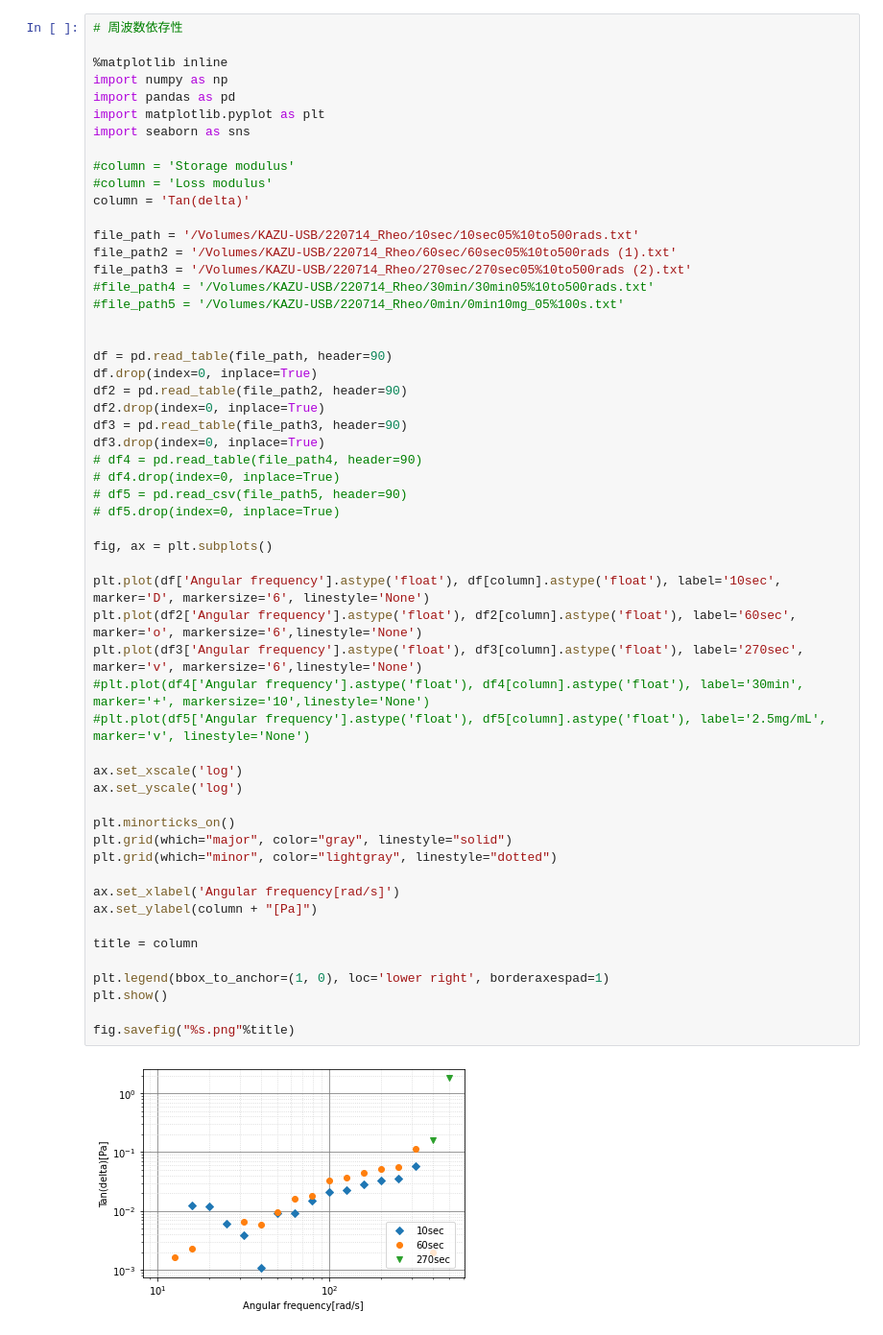
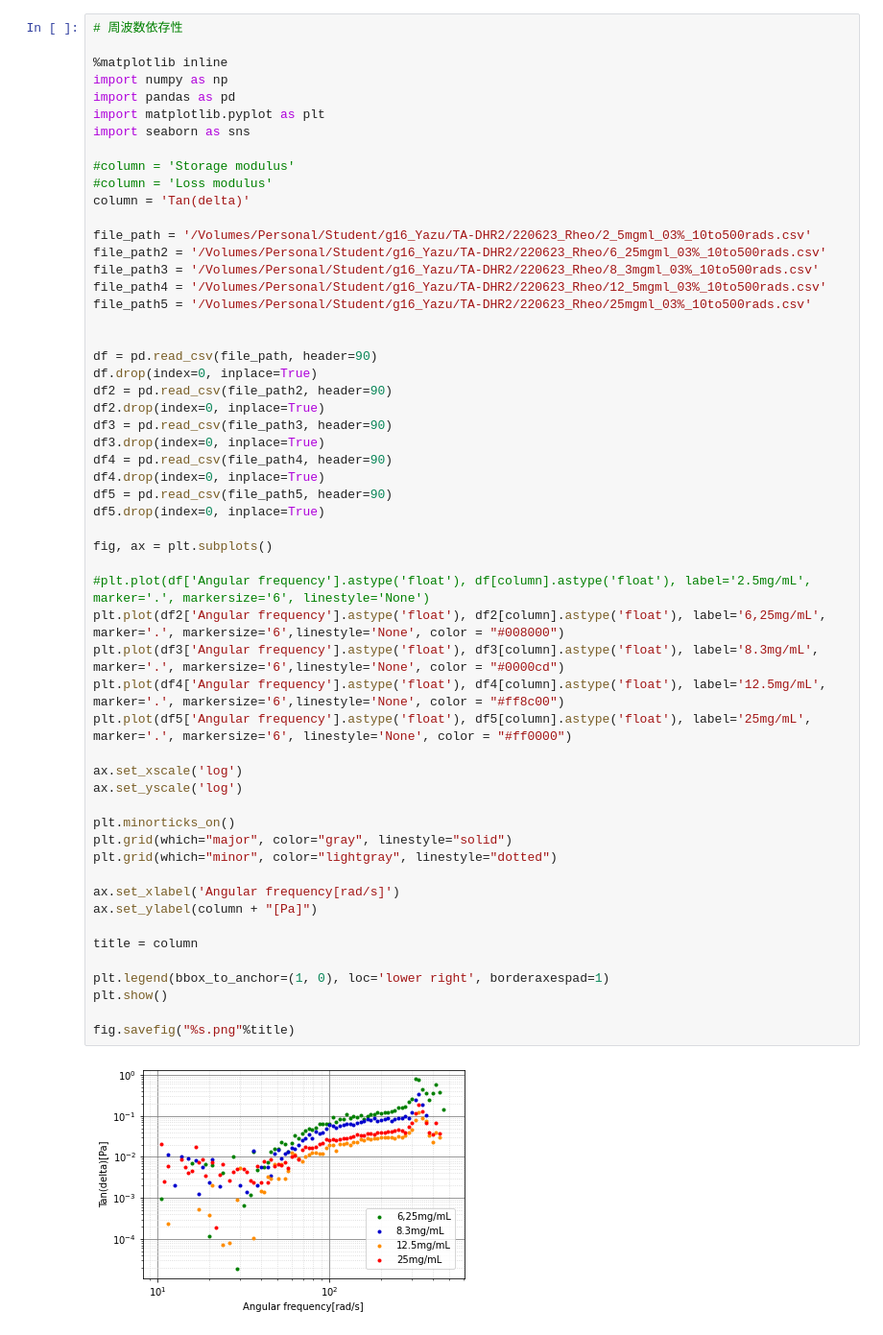
Before and after one commit to komainu99/dynamic-mechanical-analysis, a Jupyter notebook: frequency_dependence_measurement.ipynb, the cells around one changed output. Shown: that part at 96% size. Cells and saved outputs as stored; diff of their text form.

```diff
--- a/frequency_dependence_measurement.ipynb
+++ b/frequency_dependence_measurement.ipynb
@@ -10,48 +10,48 @@ import seaborn as sns
 #column = 'Storage modulus'
 #column = 'Loss modulus'
 column = 'Tan(delta)'
 
-file_path = '/Volumes/KAZU-USB/220714_Rheo/10sec/10sec05%10to500rads.txt'
-file_path2 = '/Volumes/KAZU-USB/220714_Rheo/60sec/60sec05%10to500rads (1).txt'
-file_path3 = '/Volumes/KAZU-USB/220714_Rheo/270sec/270sec05%10to500rads (2).txt'
-#file_path4 = '/Volumes/KAZU-USB/220714_Rheo/30min/30min05%10to500rads.txt'
-#file_path5 = '/Volumes/KAZU-USB/220714_Rheo/0min/0min10mg_05%100s.txt'
+file_path = '/Volumes/Personal/Student/g16_Yazu/TA-DHR2/220623_Rheo/2_5mgml_03%_10to500rads.csv'
+file_path2 = '/Volumes/Personal/Student/g16_Yazu/TA-DHR2/220623_Rheo/6_25mgml_03%_10to500rads.csv'
+file_path3 = '/Volumes/Personal/Student/g16_Yazu/TA-DHR2/220623_Rheo/8_3mgml_03%_10to500rads.csv'
+file_path4 = '/Volumes/Personal/Student/g16_Yazu/TA-DHR2/220623_Rheo/12_5mgml_03%_10to500rads.csv'
+file_path5 = '/Volumes/Personal/Student/g16_Yazu/TA-DHR2/220623_Rheo/25mgml_03%_10to500rads.csv'
 
 
-df = pd.read_table(file_path, header=90)
+df = pd.read_csv(file_path, header=90)
 df.drop(index=0, inplace=True)
-df2 = pd.read_table(file_path2, header=90)
+df2 = pd.read_csv(file_path2, header=90)
 df2.drop(index=0, inplace=True)
-df3 = pd.read_table(file_path3, header=90)
+df3 = pd.read_csv(file_path3, header=90)
 df3.drop(index=0, inplace=True)
-# df4 = pd.read_table(file_path4, header=90)
-# df4.drop(index=0, inplace=True)
-# df5 = pd.read_csv(file_path5, header=90)
-# df5.drop(index=0, inplace=True)
+df4 = pd.read_csv(file_path4, header=90)
+df4.drop(index=0, inplace=True)
+df5 = pd.read_csv(file_path5, header=90)
+df5.drop(index=0, inplace=True)
 
 fig, ax = plt.subplots()
 
-plt.plot(df['Angular frequency'].astype('float'), df[column].astype('float'), label='10sec', marker='D', markersize='6', linestyle='None')
-plt.plot(df2['Angular frequency'].astype('float'), df2[column].astype('float'), label='60sec', marker='o', markersize='6',linestyle='None')
-plt.plot(df3['Angular frequency'].astype('float'), df3[column].astype('float'), label='270sec', marker='v', markersize='6',linestyle='None')
-#plt.plot(df4['Angular frequency'].astype('float'), df4[column].astype('float'), label='30min', marker='+', markersize='10',linestyle='None')
-#plt.plot(df5['Angular frequency'].astype('float'), df5[column].astype('float'), label='2.5mg/mL', marker='v', linestyle='None')
+#plt.plot(df['Angular frequency'].astype('float'), df[column].astype('float'), label='2.5mg/mL', marker='.', markersize='6', linestyle='None')
+plt.plot(df2['Angular frequency'].astype('float'), df2[column].astype('float'), label='6,25mg/mL', marker='.', markersize='6',linestyle='None', color = "#008000")
+plt.plot(df3['Angular frequency'].astype('float'), df3[column].astype('float'), label='8.3mg/mL', marker='.', markersize='6',linestyle='None', color = "#0000cd")
+plt.plot(df4['Angular frequency'].astype('float'), df4[column].astype('float'), label='12.5mg/mL', marker='.', markersize='6',linestyle='None', color = "#ff8c00")
+plt.plot(df5['Angular frequency'].astype('float'), df5[column].astype('float'), label='25mg/mL', marker='.', markersize='6', linestyle='None', color = "#ff0000")
 
 ax.set_xscale('log')
 ax.set_yscale('log')
 
 plt.minorticks_on()
 plt.grid(which="major", color="gray", linestyle="solid")
 plt.grid(which="minor", color="lightgray", linestyle="dotted")
 
 ax.set_xlabel('Angular frequency[rad/s]')
 ax.set_ylabel(column + "[Pa]")
 
 title = column
 
 plt.legend(bbox_to_anchor=(1, 0), loc='lower right', borderaxespad=1)
 plt.show()
 
 fig.savefig("%s.png"%title)
 # %% [output]
-[figure, old version]
+[figure, new version]
```
Also changed, not shown: 5 other files.
